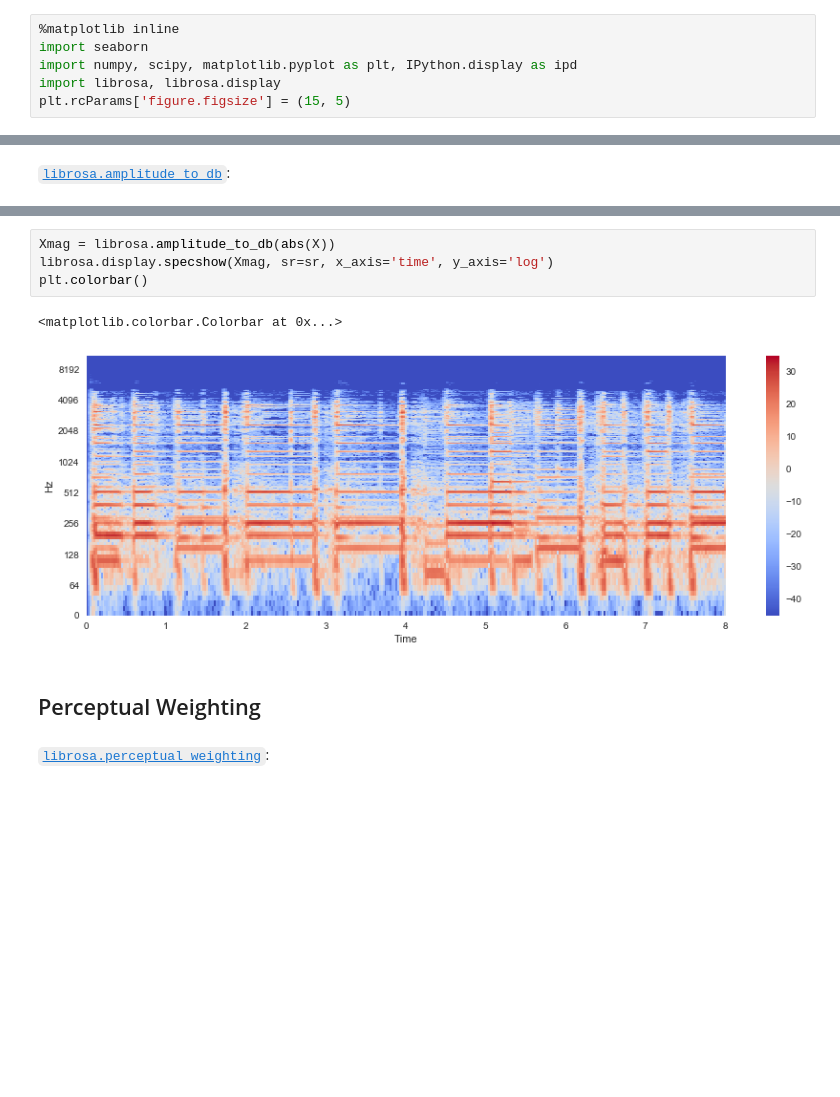
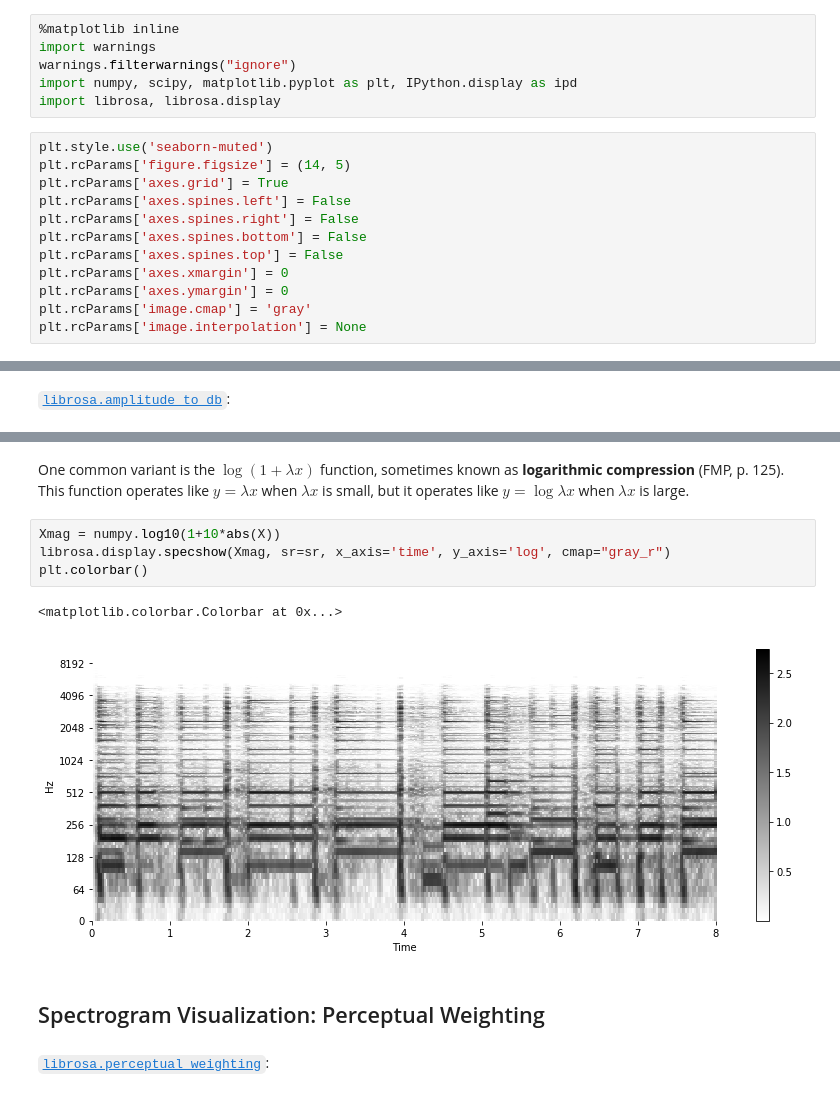
Before and after one commit to iranroman/musicinformationretrieval.com, a Jupyter notebook: magnitude_scaling.ipynb, the cells around one changed output, grey strips where cells are left out. Saved outputs shown, nothing was run; the diff lists cells and outputs as text; blank space fills up the shorter version.

```diff
--- a/magnitude_scaling.ipynb
+++ b/magnitude_scaling.ipynb
@@ -1,9 +1,21 @@
 # %%
 %matplotlib inline
-import seaborn
+import warnings
+warnings.filterwarnings("ignore")
 import numpy, scipy, matplotlib.pyplot as plt, IPython.display as ipd
 import librosa, librosa.display
-plt.rcParams['figure.figsize'] = (15, 5)
+# %%
+plt.style.use('seaborn-muted')
+plt.rcParams['figure.figsize'] = (14, 5)
+plt.rcParams['axes.grid'] = True
+plt.rcParams['axes.spines.left'] = False
+plt.rcParams['axes.spines.right'] = False
+plt.rcParams['axes.spines.bottom'] = False
+plt.rcParams['axes.spines.top'] = False
+plt.rcParams['axes.xmargin'] = 0
+plt.rcParams['axes.ymargin'] = 0
+plt.rcParams['image.cmap'] = 'gray'
+plt.rcParams['image.interpolation'] = None
 # %% [markdown]
 [&larr; Back to Index](index.html)
 # %% [markdown]
@@ -100,12 +103,14 @@ Decibel ([Wikipedia](https://en.wikipedia.org/wiki/Decibel))
+# %% [markdown]
+One common variant is the $\log (1 + \lambda x)$ function, sometimes known as **logarithmic compression** (FMP, p. 125). This function operates like $y = \lambda x$ when $\lambda x$ is small, but it operates like $y = \log \lambda x$ when $\lambda x$ is large.
 # %%
-Xmag = librosa.amplitude_to_db(abs(X))
-librosa.display.specshow(Xmag, sr=sr, x_axis='time', y_axis='log')
+Xmag = numpy.log10(1+10*abs(X))
+librosa.display.specshow(Xmag, sr=sr, x_axis='time', y_axis='log', cmap="gray_r")
 plt.colorbar()
 # %% [output]
 <matplotlib.colorbar.Colorbar at 0x...>
-[figure, old version]
+[figure, new version]
 # %% [markdown]
-## Perceptual Weighting
+## Spectrogram Visualization: Perceptual Weighting
 # %% [markdown]
 [`librosa.perceptual_weighting`](https://librosa.github.io/librosa/generated/librosa.core.perceptual_weighting.html#librosa.core.perceptual_weighting):
 # %%
```
Also changed, not shown: parts of 14 cells of this notebook, 1 other file.
